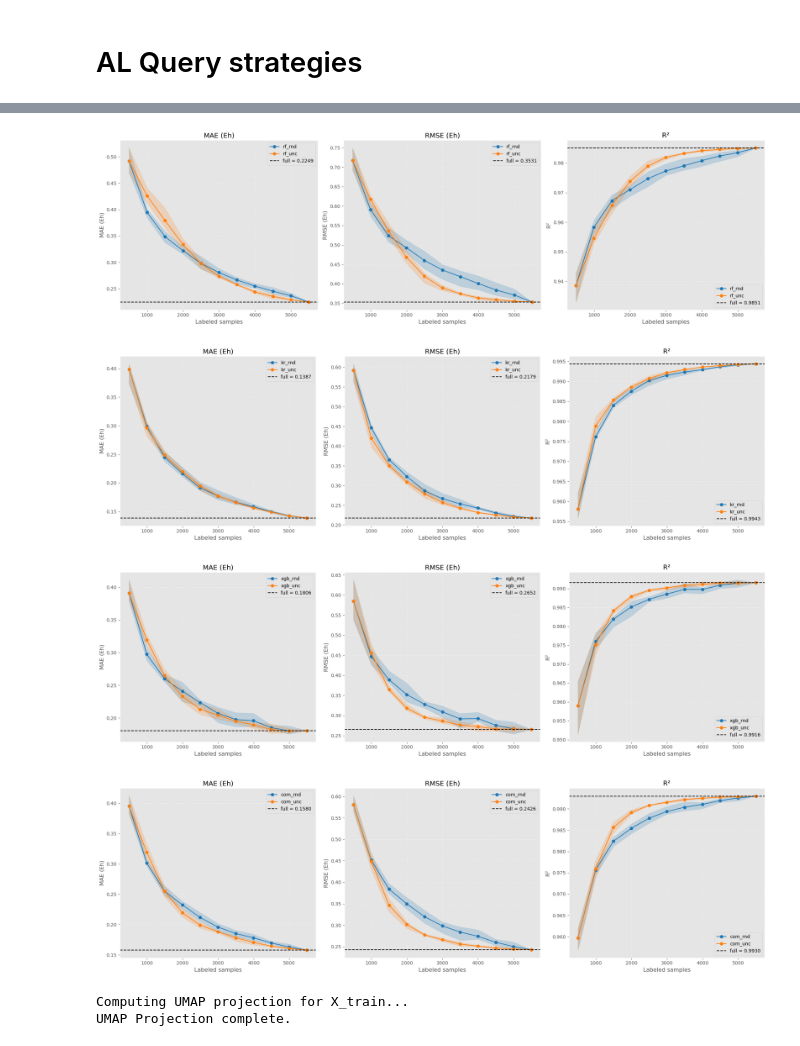
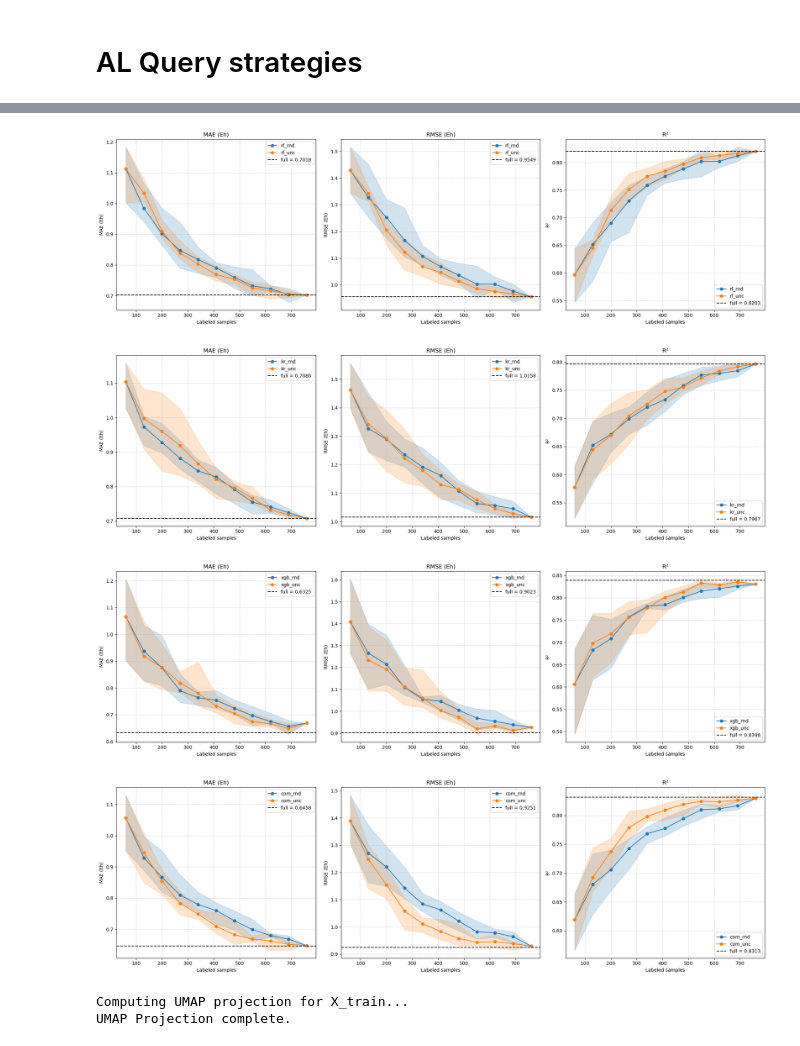
Before and after one commit to minhnghian03/property-prediction-al, a Jupyter notebook: ml/bg_id.ipynb, the cells around one changed output, grey strips where cells are left out. Saved outputs shown, nothing was run; the diff lists cells and outputs as text; code cells hidden in the pictures.

```diff
--- a/ml/bg_id.ipynb
+++ b/ml/bg_id.ipynb
@@ -25,10 +25,11 @@ from sklearn.model_selection import train_test_split
 from sklearn.preprocessing import StandardScaler
 from sklearn.compose import ColumnTransformer
 from sklearn.base import clone
-plt.style.use('ggplot')  # Set Matplotlib style to 'ggplot'
+# plt.style.use('ggplot')  # Set Matplotlib style to 'ggplot'
 
 # Config
 CSV_PATH = '../data/bg_id/bg_id.csv'
+TARGET_COL = ''
 
 BLACKLIST_COLS = ['bg_hse06 (eV)','bg_pbesol (eV)','formula','material','composition']
 Magpie_features = ElementProperty.from_preset('magpie').feature_labels()
@@ -1612,17 +1613,17 @@ def df_groupby(df):
     ).reset_index()
     return df
 # %%
-rf_unc = df_groupby(pd.read_csv('active_learning/rf/hse_df_feat/al_history_rf_unc_dG_hse_df_feat.csv'))
-rf_rnd = df_groupby(pd.read_csv('active_learning/rf/hse_df_feat/al_history_rf_rnd_dG_hse_df_feat.csv'))
+rf_unc = df_groupby(pd.read_csv('active_learning/rf/bg_id/al_history_rf_unc_hse_bg_id.csv'))
+rf_rnd = df_groupby(pd.read_csv('active_learning/rf/bg_id/al_history_rf_rnd_hse_bg_id.csv'))
 # rf_div = df_groupby(pd.read_csv('active_learning/rf/hse_df_feat/al_history_rf_div_dH_hse_df_feat.csv'))
-xgb_unc = df_groupby(pd.read_csv('active_learning/xgb/hse_df_feat/al_history_xgb_unc_dG_hse_df_feat.csv'))
-xgb_rnd = df_groupby(pd.read_csv('active_learning/xgb/hse_df_feat/al_history_xgb_rnd_dG_hse_df_feat.csv'))
+xgb_unc = df_groupby(pd.read_csv('active_learning/xgb/bg_id/al_history_xgb_unc_hse_bg_id.csv'))
+xgb_rnd = df_groupby(pd.read_csv('active_learning/xgb/bg_id/al_history_xgb_rnd_hse_bg_id.csv'))
 # xgb_div = df_groupby(pd.read_csv('active_learning/xgb/hse_df_feat/al_history_xgb_div_dH_hse_df_feat.csv'))
-kr_unc = df_groupby(pd.read_csv('active_learning/kr/hse_df_feat/al_history_kr_unc_dG_hse_df_feat.csv'))
-kr_rnd = df_groupby(pd.read_csv('active_learning/kr/hse_df_feat/al_history_kr_rnd_dG_hse_df_feat.csv'))
+kr_unc = df_groupby(pd.read_csv('active_learning/kr/bg_id/al_history_kr_unc_hse_bg_id.csv'))
+kr_rnd = df_groupby(pd.read_csv('active_learning/kr/bg_id/al_history_kr_rnd_hse_bg_id.csv'))
 # kr_div = df_groupby(pd.read_csv('active_learning/kr/hse_df_feat/al_history_kr_div_dH_hse_df_feat.csv'))
-com_unc = df_groupby(pd.read_csv('active_learning/com/hse_df_feat/al_history_com_qbc_dG_hse_df_feat.csv'))
-com_rnd = df_groupby(pd.read_csv('active_learning/com/hse_df_feat/al_history_com_rnd_dG_hse_df_feat.csv'))
+com_unc = df_groupby(pd.read_csv('active_learning/com/bg_id/al_history_com_unc_hse_bg_id.csv'))
+com_rnd = df_groupby(pd.read_csv('active_learning/com/bg_id/al_history_com_rnd_hse_bg_id.csv'))
 # com_div = df_groupby(pd.read_csv('active_learning/com/hse_df_feat/al_history_com_div_dH_hse_df_feat.csv'))
 # %%
 def plot_al(dfs, labels, score, save=None, format='pdf'):
@@ -1673,21 +1674,21 @@ def plot_al(dfs, labels, score, save=None, format='pdf'):
         fig.savefig(save, format=format, dpi=300)
     plt.show()
 # %%
-plot_al([rf_rnd, rf_unc], ['rf_rnd','rf_unc'], rf_score, save='active_learning/rf/hse_df_feat/al_rf_dG_hse_df_feat.pdf', format='pdf')
+plot_al([rf_rnd, rf_unc], ['rf_rnd','rf_unc'], rf_score, save='active_learning/rf/bg_id/al_rf_hse_bg_id.png', format='png')
 # %% [output]
-[figure, old version]
+[figure, new version]
 # %%
-plot_al([kr_rnd, kr_unc], ['kr_rnd','kr_unc'], kr_score, save='active_learning/kr/hse_df_feat/al_kr_dG_hse_df_feat.pdf', format='pdf')
+plot_al([kr_rnd, kr_unc], ['kr_rnd','kr_unc'], kr_score, save='active_learning/kr/bg_id/al_kr_hse_bg_id.png', format='png')
 # %% [output]
-[figure, old version]
+[figure, new version]
 # %%
-plot_al([xgb_rnd, xgb_unc], ['xgb_rnd','xgb_unc'], xgb_score, save='active_learning/xgb/hse_df_feat/al_xgb_dG_hse_df_feat.pdf', format='pdf')
+plot_al([xgb_rnd, xgb_unc], ['xgb_rnd','xgb_unc'], xgb_score, save='active_learning/xgb/bg_id/al_xgb_hse_bg_id.png', format='png')
 # %% [output]
-[figure, old version]
+[figure, new version]
 # %%
-plot_al([com_rnd, com_unc], ['com_rnd','com_unc'], com_score, save='active_learning/com/hse_df_feat/al_com_dG_hse_df_feat.pdf', format='pdf')
+plot_al([com_rnd, com_unc], ['com_rnd','com_unc'], com_score, save='active_learning/com/bg_id/al_com_hse_bg_id.png', format='png')
 # %% [output]
-[figure, old version]
+[figure, new version]
 # %%
 import ast
 import matplotlib.cm as cm
```
Also changed, not shown: parts of 13 cells of this notebook, 17 other files.
